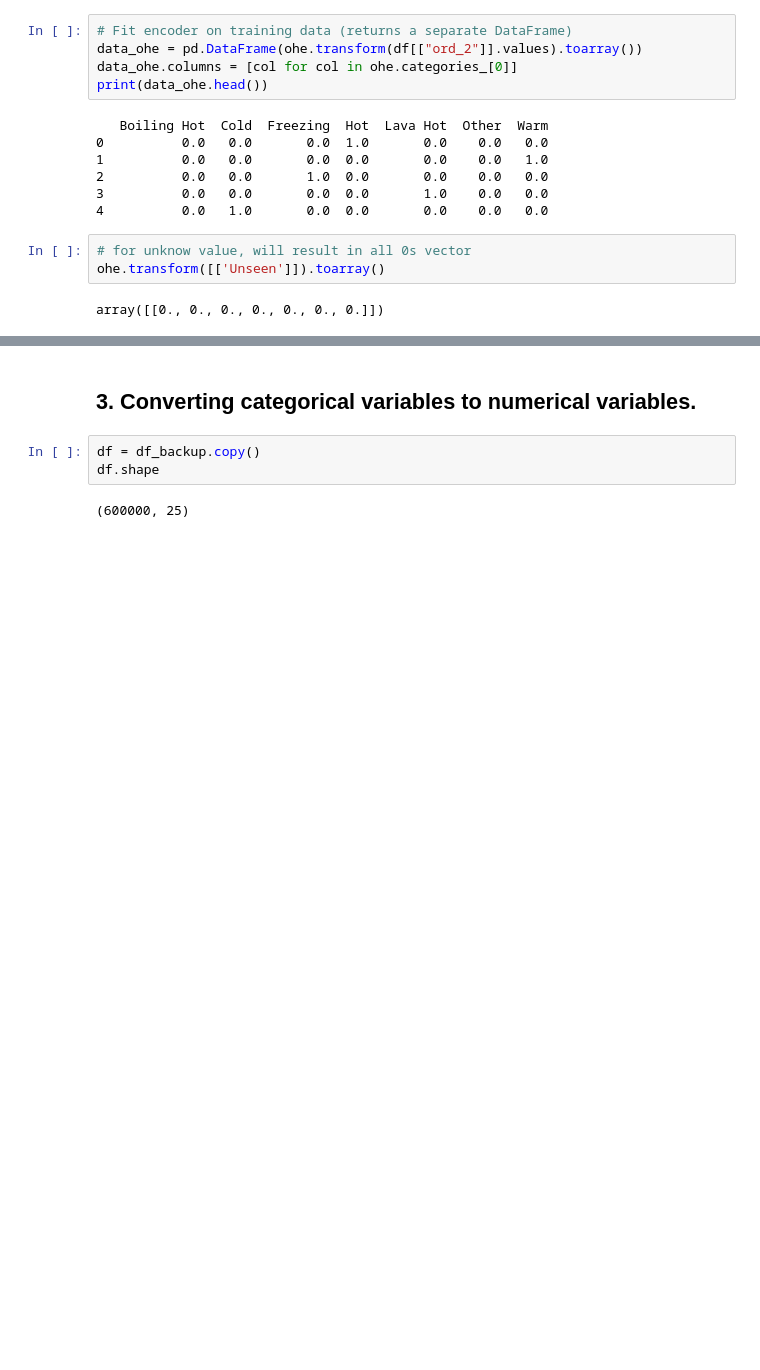
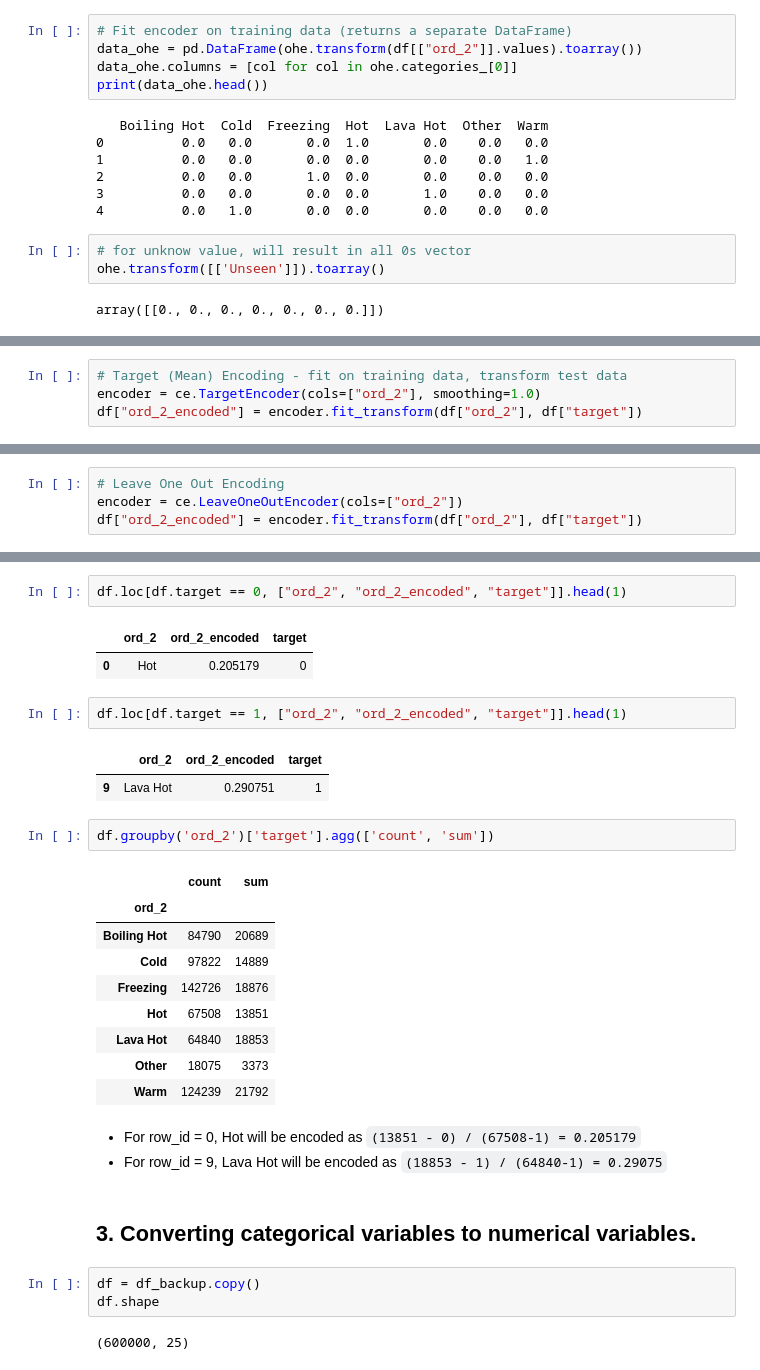
Before and after one commit to CodexploreRepo/machine-learning-101, a Jupyter notebook: tutorial_notebooks/encoding_categorical.ipynb, the cells around one changed output, grey strips where cells are left out. Cells and saved outputs as stored; diff of their text form; blank space fills up the shorter version.

Commit message:
target encoding

```diff
--- a/tutorial_notebooks/encoding_categorical.ipynb
+++ b/tutorial_notebooks/encoding_categorical.ipynb
@@ -195,0 +220,4 @@ array([[0., 0., 0., 0., 0., 0., 0.]])
+# %%
+# Target (Mean) Encoding - fit on training data, transform test data
+encoder = ce.TargetEncoder(cols=["ord_2"], smoothing=1.0)
+df["ord_2_encoded"] = encoder.fit_transform(df["ord_2"], df["target"])
@@ -195,0 +238,4 @@ array([[0., 0., 0., 0., 0., 0., 0.]])
+# %%
+# Leave One Out Encoding
+encoder = ce.LeaveOneOutEncoder(cols=["ord_2"])
+df["ord_2_encoded"] = encoder.fit_transform(df["ord_2"], df["target"])
@@ -196,3 +261,28 @@ array([[0., 0., 0., 0., 0., 0., 0.]])
+# %%
+df.loc[df.target == 0, ["ord_2", "ord_2_encoded", "target"]].head(1)
+# %% [output]
+|  | ord_2 | ord_2_encoded | target |
+| 0 | Hot | 0.205179 | 0 |
+# %%
+df.loc[df.target == 1, ["ord_2", "ord_2_encoded", "target"]].head(1)
+# %% [output]
+|  | ord_2 | ord_2_encoded | target |
+| 9 | Lava Hot | 0.290751 | 1 |
+# %%
+df.groupby('ord_2')['target'].agg(['count', 'sum'])
+# %% [output]
+|  | count | sum |
+| ord_2 |  |  |
+| Boiling Hot | 84790 | 20689 |
+| Cold | 97822 | 14889 |
+| Freezing | 142726 | 18876 |
+| Hot | 67508 | 13851 |
+| Lava Hot | 64840 | 18853 |
+| Other | 18075 | 3373 |
+| Warm | 124239 | 21792 |
+# %% [markdown]
+- For row_id = 0, Hot will be encoded as `(13851 - 0) / (67508-1) = 0.205179`
+- For row_id = 9, Lava Hot will be encoded as `(18853 - 1) / (64840-1) = 0.29075`
 # %% [markdown]
 ## 3. Converting categorical variables to numerical variables.
 # %%
```
Also changed, not shown: parts of 11 cells of this notebook, 4 other files.
